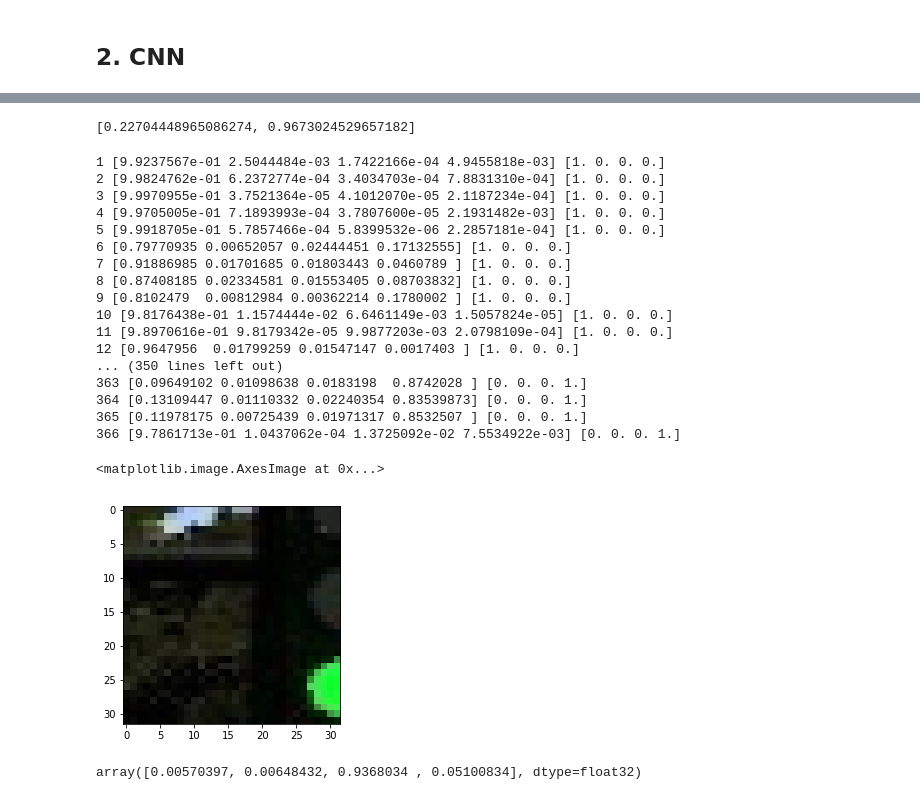
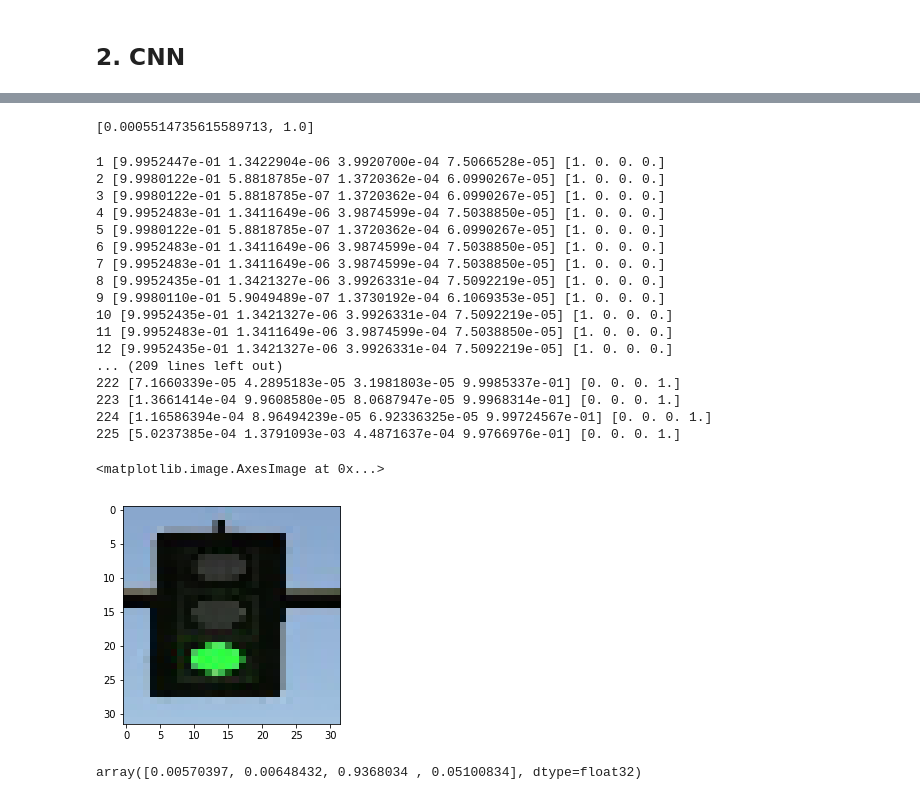
Before and after one commit to albertzheng07/TL_Detector, a Jupyter notebook: TL_Classifier-Simulator.ipynb, the cells around one changed output, grey strips where cells are left out. Cells and saved outputs as stored; diff of their text form; code cells hidden in the pictures.

```diff
--- a/TL_Classifier-Simulator.ipynb
+++ b/TL_Classifier-Simulator.ipynb
@@ -21,0 +21,3 @@ fig = plt.figure()
+# %%
+file = cv2.imread('sim_images/frame000000.png')
+#new_file = cv2.cvtColor(file, cv2.COLOR_BGR2RGB);
@@ -24,7 +32,7 @@ fig = plt.figure()
 # %%
 X_train = []
 x_label = []
-for img_class, directory in enumerate(['red', 'yellow', 'green', 'none']):
+for img_class, directory in enumerate(['sim_red_Crop', 'sim_yellow_Crop', 'sim_green_Crop', 'none']):
     for i, file_name in enumerate(glob.glob("{}/*.jpg".format(directory))):
         file = cv2.imread(file_name)
 
@@ -122,34 +124,34 @@ score = model.evaluate(X_train, categorical_labels, verbose=0)
 # %%
 print(score)
 # %% [output]
-[0.22704448965086274, 0.9673024529657182]
+[0.0005514735615589713, 1.0]
 # %%
 prediction = model.predict(X_train, verbose=1)
 for i in range(len(prediction)):
     print (i, prediction[i], categorical_labels[i])
 # %% [output]
-1 [9.9237567e-01 2.5044484e-03 1.7422166e-04 4.9455818e-03] [1. 0. 0. 0.]
-2 [9.9824762e-01 6.2372774e-04 3.4034703e-04 7.8831310e-04] [1. 0. 0. 0.]
-3 [9.9970955e-01 3.7521364e-05 4.1012070e-05 2.1187234e-04] [1. 0. 0. 0.]
-4 [9.9705005e-01 7.1893993e-04 3.7807600e-05 2.1931482e-03] [1. 0. 0. 0.]
-5 [9.9918705e-01 5.7857466e-04 5.8399532e-06 2.2857181e-04] [1. 0. 0. 0.]
-6 [0.79770935 0.00652057 0.02444451 0.17132555] [1. 0. 0. 0.]
-7 [0.91886985 0.01701685 0.01803443 0.0460789 ] [1. 0. 0. 0.]
-8 [0.87408185 0.02334581 0.01553405 0.08703832] [1. 0. 0. 0.]
-9 [0.8102479  0.00812984 0.00362214 0.1780002 ] [1. 0. 0. 0.]
-10 [9.8176438e-01 1.1574444e-02 6.6461149e-03 1.5057824e-05] [1. 0. 0. 0.]
-11 [9.8970616e-01 9.8179342e-05 9.9877203e-03 2.0798109e-04] [1. 0. 0. 0.]
-12 [0.9647956  0.01799259 0.01547147 0.0017403 ] [1. 0. 0. 0.]
-... (350 lines left out)
-363 [0.09649102 0.01098638 0.0183198  0.8742028 ] [0. 0. 0. 1.]
-364 [0.13109447 0.01110332 0.02240354 0.83539873] [0. 0. 0. 1.]
-365 [0.11978175 0.00725439 0.01971317 0.8532507 ] [0. 0. 0. 1.]
-366 [9.7861713e-01 1.0437062e-04 1.3725092e-02 7.5534922e-03] [0. 0. 0. 1.]
+1 [9.9952447e-01 1.3422904e-06 3.9920700e-04 7.5066528e-05] [1. 0. 0. 0.]
+2 [9.9980122e-01 5.8818785e-07 1.3720362e-04 6.0990267e-05] [1. 0. 0. 0.]
+3 [9.9980122e-01 5.8818785e-07 1.3720362e-04 6.0990267e-05] [1. 0. 0. 0.]
+4 [9.9952483e-01 1.3411649e-06 3.9874599e-04 7.5038850e-05] [1. 0. 0. 0.]
+5 [9.9980122e-01 5.8818785e-07 1.3720362e-04 6.0990267e-05] [1. 0. 0. 0.]
+6 [9.9952483e-01 1.3411649e-06 3.9874599e-04 7.5038850e-05] [1. 0. 0. 0.]
+7 [9.9952483e-01 1.3411649e-06 3.9874599e-04 7.5038850e-05] [1. 0. 0. 0.]
+8 [9.9952435e-01 1.3421327e-06 3.9926331e-04 7.5092219e-05] [1. 0. 0. 0.]
+9 [9.9980110e-01 5.9049489e-07 1.3730192e-04 6.1069353e-05] [1. 0. 0. 0.]
+10 [9.9952435e-01 1.3421327e-06 3.9926331e-04 7.5092219e-05] [1. 0. 0. 0.]
+11 [9.9952483e-01 1.3411649e-06 3.9874599e-04 7.5038850e-05] [1. 0. 0. 0.]
+12 [9.9952435e-01 1.3421327e-06 3.9926331e-04 7.5092219e-05] [1. 0. 0. 0.]
+... (209 lines left out)
+222 [7.1660339e-05 4.2895183e-05 3.1981803e-05 9.9985337e-01] [0. 0. 0. 1.]
+223 [1.3661414e-04 9.9608580e-05 8.0687947e-05 9.9968314e-01] [0. 0. 0. 1.]
+224 [1.16586394e-04 8.96494239e-05 6.92336325e-05 9.99724567e-01] [0. 0. 0. 1.]
+225 [5.0237385e-04 1.3791093e-03 4.4871637e-04 9.9766976e-01] [0. 0. 0. 1.]
 # %%
-plt.imshow(X_train[183])
+plt.imshow(X_train[150])
 # %% [output]
 <matplotlib.image.AxesImage at 0x...>
-[figure, old version]
+[figure, new version]
 # %%
 import h5py
 model.save('classifier_sim.h5')
```
Also changed, not shown: parts of 5 cells of this notebook, 2 other files.
